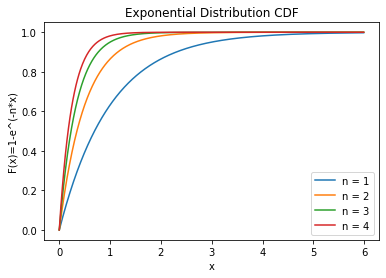
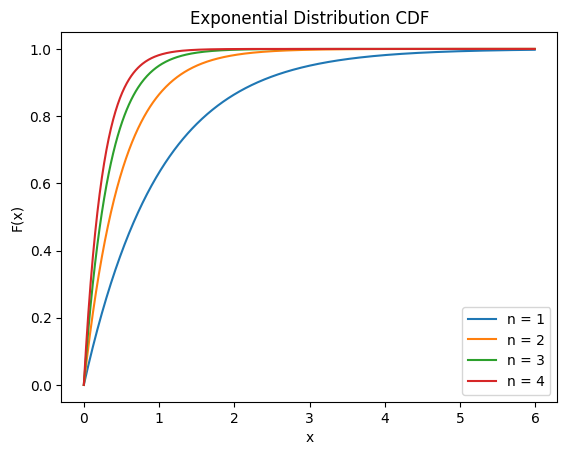
The change to this notebook cell's code, shown as a diff; its figure went from the first image to the second:
--- before
+++ after
@@ -1,17 +1,17 @@
 import matplotlib.pyplot as plt
-import math
 import numpy as np
 
-a=np.arange(0,6,.01)
-x= np.linspace(0,10,100)
-l=[]
-for i in range(1,5):
-    z= 1-np.exp(-i*a)
-    plt.plot(a,z)
+a = np.arange(0, 6, .01)
+x = np.linspace(0, 10, 100)
+l = []
+for i in range(1, 5):
+    expdist = ExpDist(i)
+    z = expdist.cdf(a)
+    plt.plot(a, z)
     l.append("n = "+str(i))
 
 plt.legend(tuple(l))
 plt.xlabel("x")
-plt.ylabel("F(x)=1-e^(-n*x)")
+plt.ylabel("F(x)")
 plt.title("Exponential Distribution CDF")
 plt.show()

Commit: generate html version